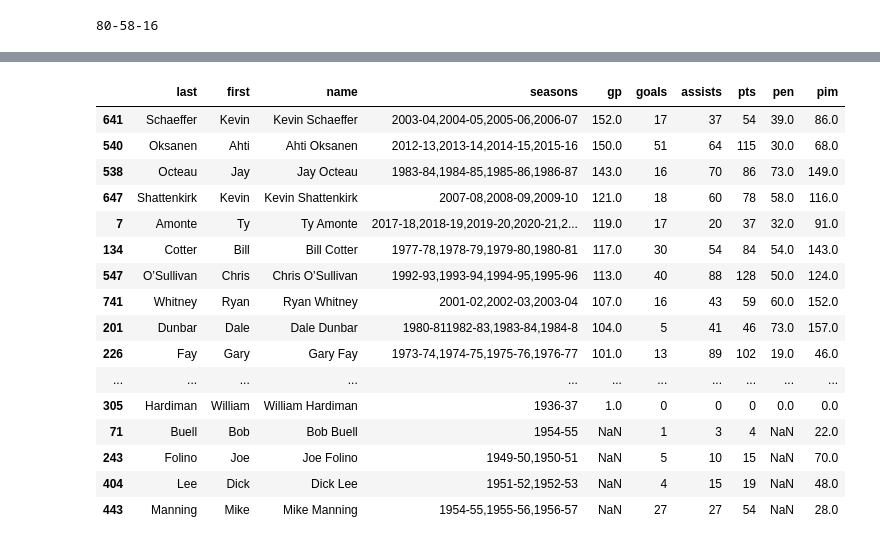
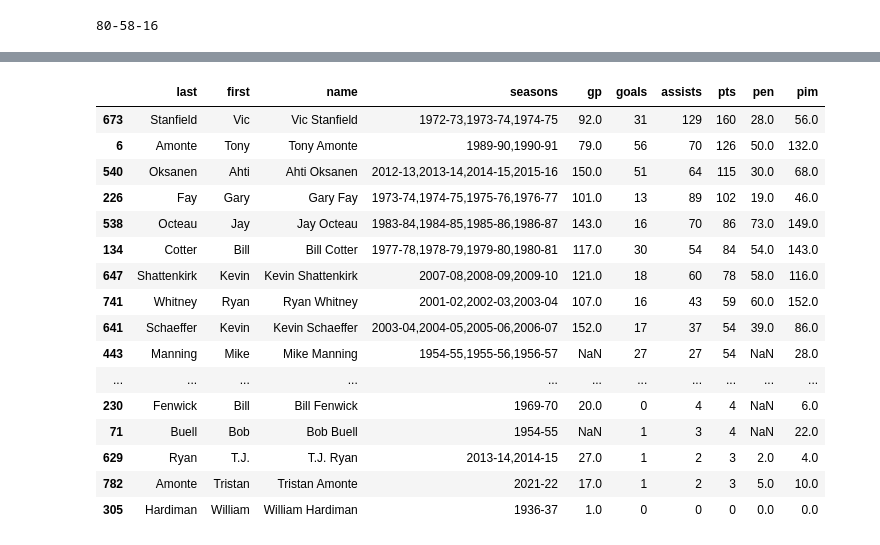
Before and after one commit to redsoxfan2194/buhockeystats, a Jupyter notebook: BU Record Book-Clean.ipynb, the cells around one changed output, grey strips where cells are left out. Cells and saved outputs as stored; diff of their text form; code cells hidden in the pictures.

```diff
--- a/BU Record Book-Clean.ipynb
+++ b/BU Record Book-Clean.ipynb
@@ -38,6 +40,7 @@ with open(fileName, 'r', encoding='utf-8') as f:
     read_data = f.read()
     rows=read_data.split('\n')
     conf='Independent'
+    bean=0
     for i in rows:
         if(len(i)==7):
             season=i
@@ -121,6 +124,7 @@ with open(fileName, 'r', encoding='utf-8') as f:
         if(gameDict['season']=='1973-74' and gameDict['date']=='12/12/1973'):
             coach='Jack Parker'
         gameDict['date']=pd.Timestamp(gameDict['date'])
+        gameDict['dow']=gameDict['date'].weekday()
         gameList.append(gameDict)
 f.close()
 dfGames=pd.DataFrame(gameList)
@@ -130,6 +134,3 @@ for i in dfGames.loc[dfGames['date'].between('9/1/2012','5/1/2016')].groupby('re
 print('\b')
 # %% [output]
 80-58-16
-# %%
-for i in dfGames.loc[dfGames['date']>'1900'].groupby('arena').count().sort_values('date',ascending=False)['date'].keys():
-    print(i)
@@ -154,4 +136,0 @@ at Yale
-# %%
-for i in dfGames.loc[dfGames['date'].between('5/1/2016','5/1/2022')].groupby('result').size()[['W','L','T']]:
-    print(i,end='-')
-print('\b')
@@ -667,20 +733,20 @@ BC
 # %%
-dfSkate.loc[dfSkate['name'].isin((dfJersey.loc[dfJersey['number']==3]['name']))].sort_values('gp',ascending=False)
+dfSkate.loc[dfSkate['name'].isin((dfJersey.loc[dfJersey['number']==3]['name']))].sort_values('pts',ascending=False)
 # %% [output]
 |  | last | first | name | seasons | gp | goals | assists | pts | pen | pim |
+| 673 | Stanfield | Vic | Vic Stanfield | 1972-73,1973-74,1974-75 | 92.0 | 31 | 129 | 160 | 28.0 | 56.0 |
+| 6 | Amonte | Tony | Tony Amonte | 1989-90,1990-91 | 79.0 | 56 | 70 | 126 | 50.0 | 132.0 |
+| 540 | Oksanen | Ahti | Ahti Oksanen | 2012-13,2013-14,2014-15,2015-16 | 150.0 | 51 | 64 | 115 | 30.0 | 68.0 |
+| 226 | Fay | Gary | Gary Fay | 1973-74,1974-75,1975-76,1976-77 | 101.0 | 13 | 89 | 102 | 19.0 | 46.0 |
+| 538 | Octeau | Jay | Jay Octeau | 1983-84,1984-85,1985-86,1986-87 | 143.0 | 16 | 70 | 86 | 73.0 | 149.0 |
+| 134 | Cotter | Bill | Bill Cotter | 1977-78,1978-79,1979-80,1980-81 | 117.0 | 30 | 54 | 84 | 54.0 | 143.0 |
+| 647 | Shattenkirk | Kevin | Kevin Shattenkirk | 2007-08,2008-09,2009-10 | 121.0 | 18 | 60 | 78 | 58.0 | 116.0 |
+| 741 | Whitney | Ryan | Ryan Whitney | 2001-02,2002-03,2003-04 | 107.0 | 16 | 43 | 59 | 60.0 | 152.0 |
 | 641 | Schaeffer | Kevin | Kevin Schaeffer | 2003-04,2004-05,2005-06,2006-07 | 152.0 | 17 | 37 | 54 | 39.0 | 86.0 |
-| 540 | Oksanen | Ahti | Ahti Oksanen | 2012-13,2013-14,2014-15,2015-16 | 150.0 | 51 | 64 | 115 | 30.0 | 68.0 |
-| 538 | Octeau | Jay | Jay Octeau | 1983-84,1984-85,1985-86,1986-87 | 143.0 | 16 | 70 | 86 | 73.0 | 149.0 |
-| 647 | Shattenkirk | Kevin | Kevin Shattenkirk | 2007-08,2008-09,2009-10 | 121.0 | 18 | 60 | 78 | 58.0 | 116.0 |
-| 7 | Amonte | Ty | Ty Amonte | 2017-18,2018-19,2019-20,2020-21,2... | 119.0 | 17 | 20 | 37 | 32.0 | 91.0 |
-| 134 | Cotter | Bill | Bill Cotter | 1977-78,1978-79,1979-80,1980-81 | 117.0 | 30 | 54 | 84 | 54.0 | 143.0 |
-| 547 | O’Sullivan | Chris | Chris O’Sullivan | 1992-93,1993-94,1994-95,1995-96 | 113.0 | 40 | 88 | 128 | 50.0 | 124.0 |
-| 741 | Whitney | Ryan | Ryan Whitney | 2001-02,2002-03,2003-04 | 107.0 | 16 | 43 | 59 | 60.0 | 152.0 |
-| 201 | Dunbar | Dale | Dale Dunbar | 1980-811982-83,1983-84,1984-8 | 104.0 | 5 | 41 | 46 | 73.0 | 157.0 |
-| 226 | Fay | Gary | Gary Fay | 1973-74,1974-75,1975-76,1976-77 | 101.0 | 13 | 89 | 102 | 19.0 | 46.0 |
+| 443 | Manning | Mike | Mike Manning | 1954-55,1955-56,1956-57 | NaN | 27 | 27 | 54 | NaN | 28.0 |
 | ... | ... | ... | ... | ... | ... | ... | ... | ... | ... | ... |
+| 230 | Fenwick | Bill | Bill Fenwick | 1969-70 | 20.0 | 0 | 4 | 4 | NaN | 6.0 |
+| 71 | Buell | Bob | Bob Buell | 1954-55 | NaN | 1 | 3 | 4 | NaN | 22.0 |
+| 629 | Ryan | T.J. | T.J. Ryan | 2013-14,2014-15 | 27.0 | 1 | 2 | 3 | 2.0 | 4.0 |
+| 782 | Amonte | Tristan | Tristan Amonte | 2021-22 | 17.0 | 1 | 2 | 3 | 5.0 | 10.0 |
 | 305 | Hardiman | William | William Hardiman | 1936-37 | 1.0 | 0 | 0 | 0 | 0.0 | 0.0 |
-| 71 | Buell | Bob | Bob Buell | 1954-55 | NaN | 1 | 3 | 4 | NaN | 22.0 |
-| 243 | Folino | Joe | Joe Folino | 1949-50,1950-51 | NaN | 5 | 10 | 15 | NaN | 70.0 |
-| 404 | Lee | Dick | Dick Lee | 1951-52,1952-53 | NaN | 4 | 15 | 19 | NaN | 48.0 |
-| 443 | Manning | Mike | Mike Manning | 1954-55,1955-56,1956-57 | NaN | 27 | 27 | 54 | NaN | 28.0 |
```
Also changed, not shown: parts of 27 cells of this notebook, 5 other files.
